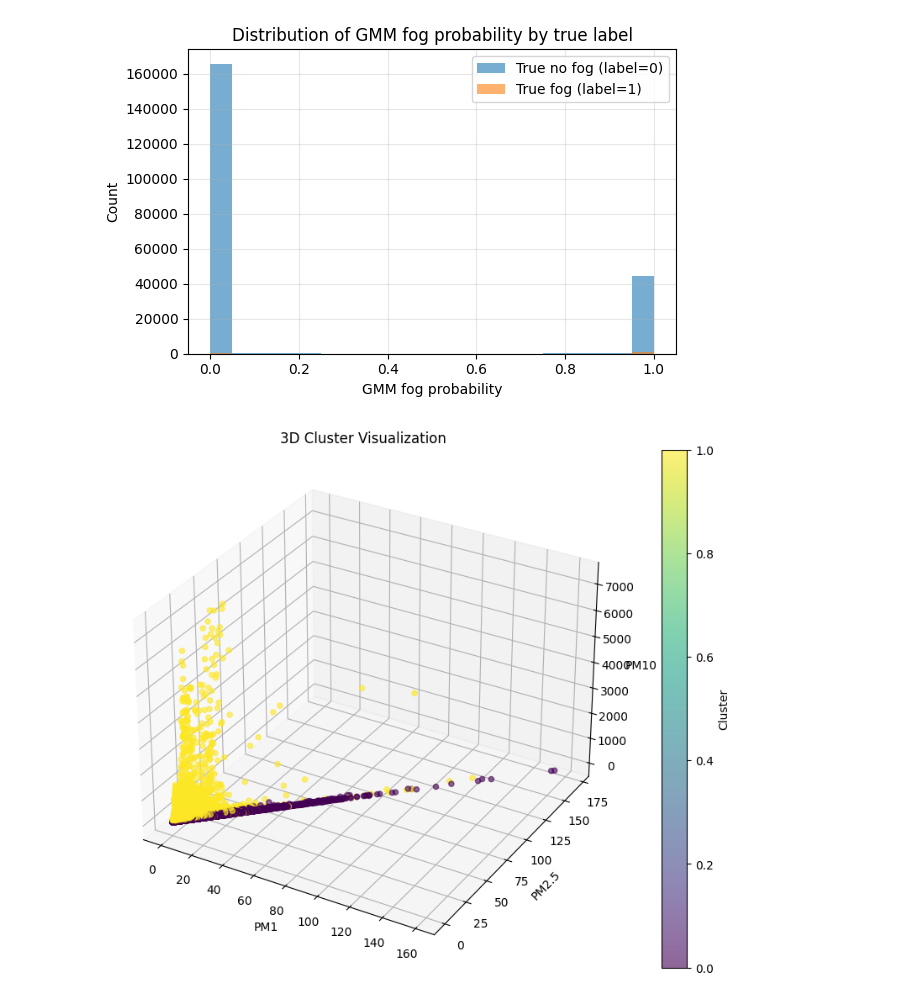
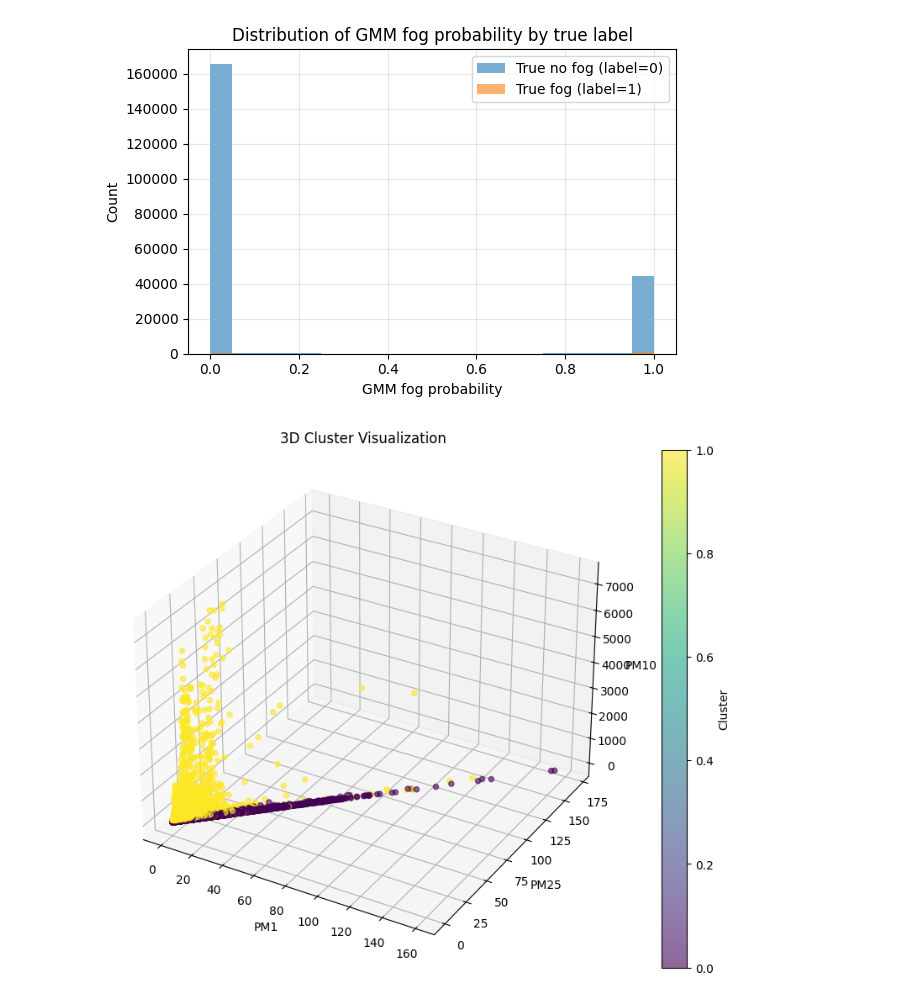
Before and after one commit to KriishAHate/EECE5644-Machine_Learning, a Jupyter notebook: Machine learning final project/Data cleaning/Basic_GMM_script.ipynb, the cells around one changed output. Drawn from its saved outputs; the diff is of its cells as text; code cells hidden in the pictures.

```diff
--- a/Machine learning final project/Data cleaning/Basic_GMM_script.ipynb
+++ b/Machine learning final project/Data cleaning/Basic_GMM_script.ipynb
@@ -309,18 +309,18 @@ plt.show()
 # %%
 df_pm3d = X_raw[["pm1", "pm25", "pm10"]].copy()
 df_pm3d["cluster"] = y_pred
 
 fig = plt.figure(figsize=(12, 8))
 ax = fig.add_subplot(111, projection='3d')
 
 scatter = ax.scatter(df_pm3d["pm1"],df_pm3d["pm25"],df_pm3d["pm10"],
                      c=df_pm3d["cluster"], cmap='viridis',alpha=0.6)
 
 ax.set_xlabel('PM1')
-ax.set_ylabel('PM2.5')
+ax.set_ylabel('PM25')
 ax.set_zlabel('PM10')
 ax.set_title('3D Cluster Visualization')
 plt.colorbar(scatter, label='Cluster')
 plt.show()
 # %% [output]
-[figure, old version]
+[figure, new version]
```
